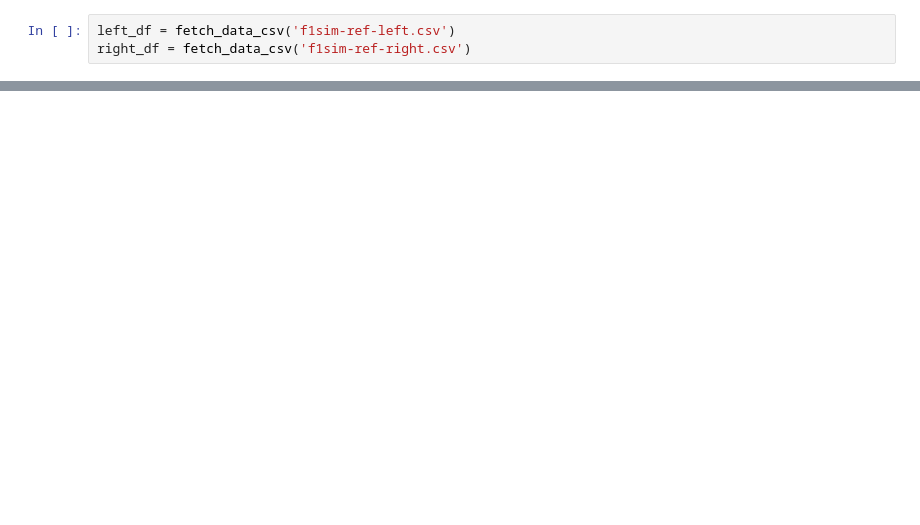
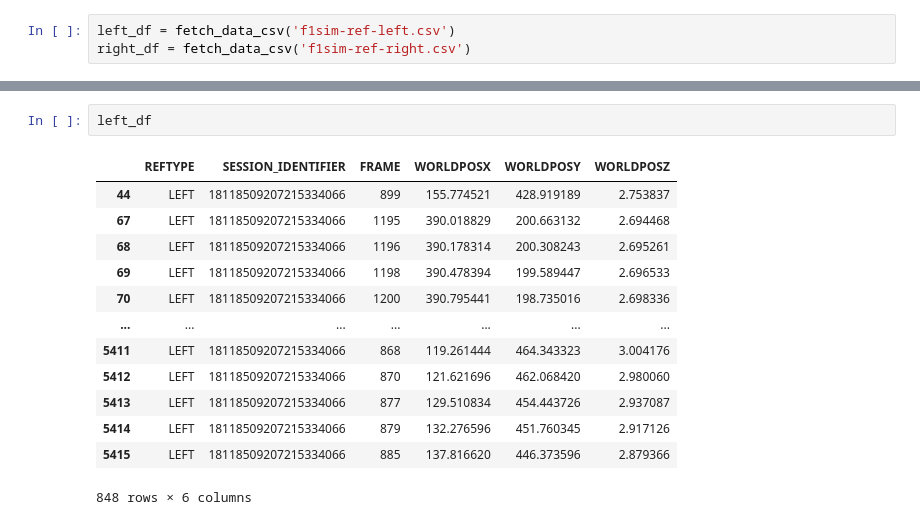
Before and after one commit to Bgon01/Data3001-capstone, a Jupyter notebook: feature_eng/track_sides.ipynb, the cells around one changed output, grey strips where cells are left out. Saved outputs shown, nothing was run; the diff lists cells and outputs as text; blank space fills up the shorter version.

```diff
--- a/feature_eng/track_sides.ipynb
+++ b/feature_eng/track_sides.ipynb
@@ -28,0 +50,16 @@ right_df = fetch_data_csv('f1sim-ref-right.csv')
+# %%
+left_df
+# %% [output]
+|  | REFTYPE | SESSION_IDENTIFIER | FRAME | WORLDPOSX | WORLDPOSY | WORLDPOSZ |
+| 44 | LEFT | 18118509207215334066 | 899 | 155.774521 | 428.919189 | 2.753837 |
+| 67 | LEFT | 18118509207215334066 | 1195 | 390.018829 | 200.663132 | 2.694468 |
+| 68 | LEFT | 18118509207215334066 | 1196 | 390.178314 | 200.308243 | 2.695261 |
+| 69 | LEFT | 18118509207215334066 | 1198 | 390.478394 | 199.589447 | 2.696533 |
+| 70 | LEFT | 18118509207215334066 | 1200 | 390.795441 | 198.735016 | 2.698336 |
+| ... | ... | ... | ... | ... | ... | ... |
+| 5411 | LEFT | 18118509207215334066 | 868 | 119.261444 | 464.343323 | 3.004176 |
+| 5412 | LEFT | 18118509207215334066 | 870 | 121.621696 | 462.068420 | 2.980060 |
+| 5413 | LEFT | 18118509207215334066 | 877 | 129.510834 | 454.443726 | 2.937087 |
+| 5414 | LEFT | 18118509207215334066 | 879 | 132.276596 | 451.760345 | 2.917126 |
+| 5415 | LEFT | 18118509207215334066 | 885 | 137.816620 | 446.373596 | 2.879366 |
+848 rows × 6 columns
```
Also changed, not shown: parts of 8 cells of this notebook.
